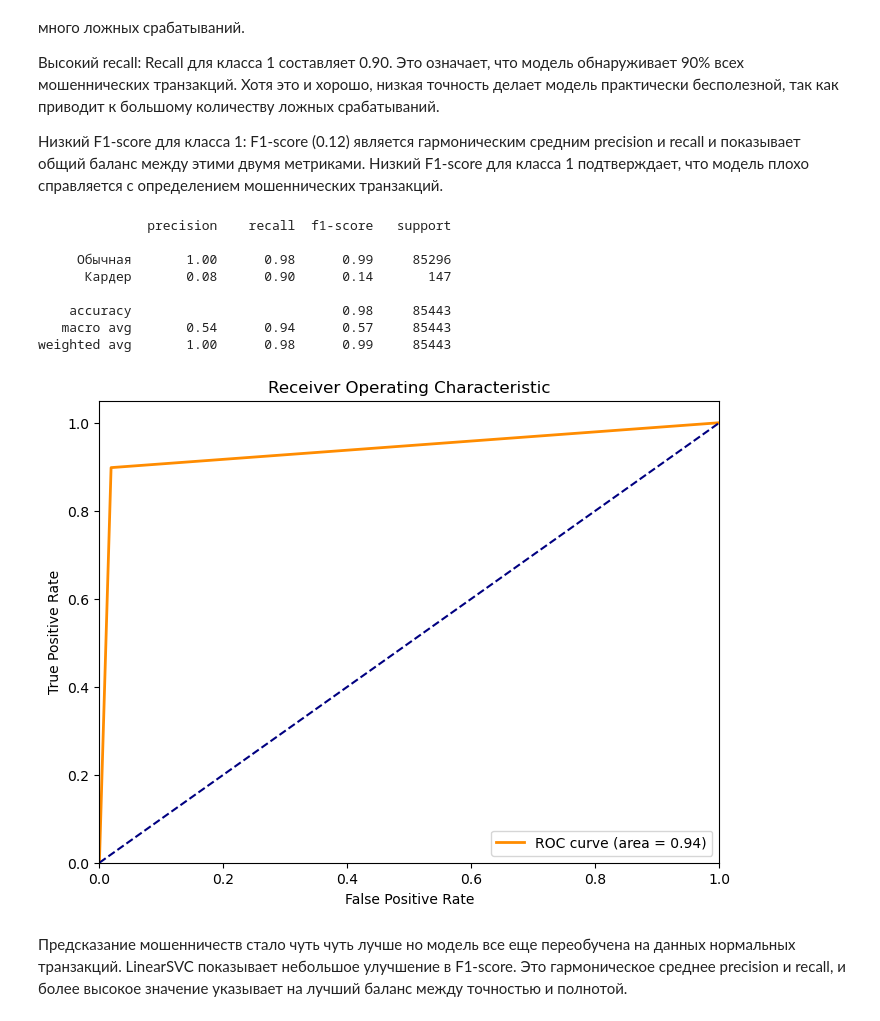
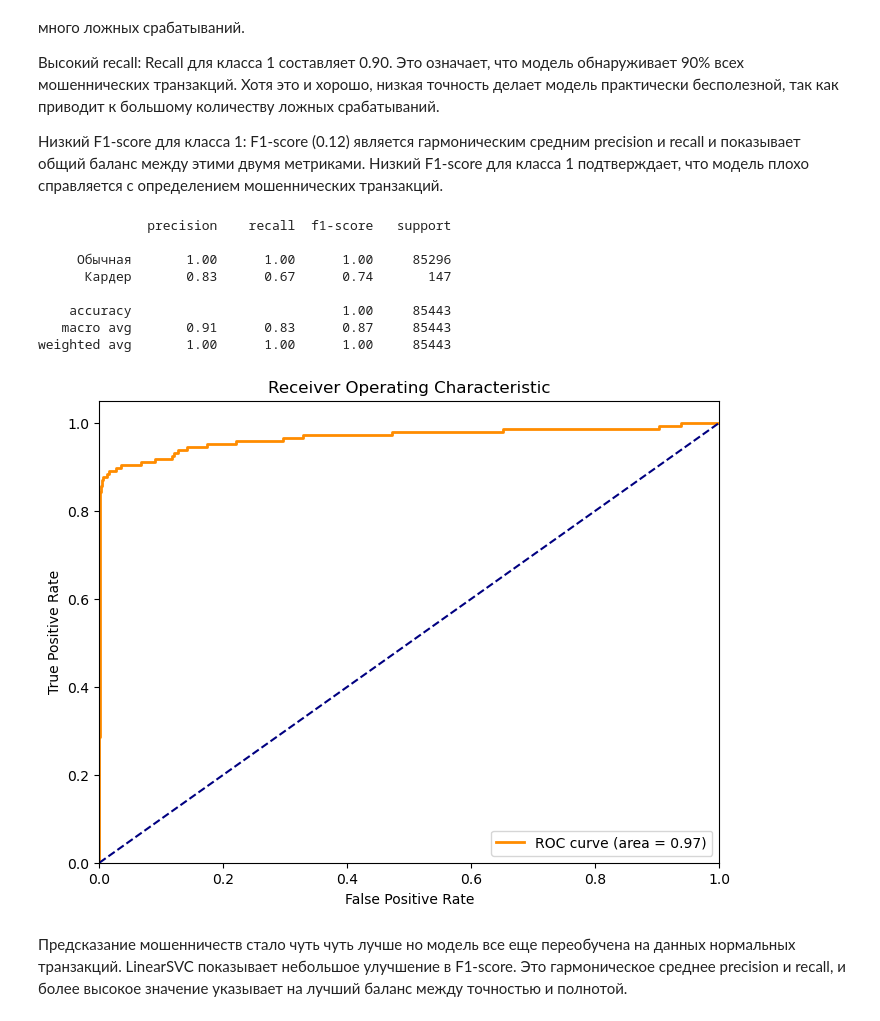
Before and after one commit to Aliteya/Data-analysis, a Jupyter notebook: Stage_2/carder.ipynb, the cells around one changed output. Drawn from its saved outputs; the diff is of its cells as text; code cells hidden in the pictures.

```diff
--- a/Stage_2/carder.ipynb
+++ b/Stage_2/carder.ipynb
@@ -90,42 +96,47 @@ weighted avg       1.00      0.98      0.99     85443
 # %%
 from sklearn.svm import LinearSVC
 from sklearn.metrics import classification_report, roc_auc_score, roc_curve
-from sklearn.model_selection import train_test_split
-from imblearn.over_sampling import SMOTE
+from sklearn.model_selection import train_test_split, GridSearchCV
+import matplotlib.pyplot as plt
+
+param_grid = {
+    'penalty': ['l1', 'l2'],
+    'C': [0.1, 1, 10, 100],
+    'max_iter': [10, 20, 50, 70, 100],
+}
 
 x_train, x_test, y_train, y_test = train_test_split(x, y, test_size=0.3 ,random_state=50)
 
-smote = SMOTE(random_state=42)
-x_train_resampled, y_train_resampled = smote.fit_resample(x_train, y_train)
+grid_search2 = GridSearchCV(LinearSVC(random_state=50), param_grid=param_grid, scoring='f1_macro', n_jobs=-1, cv=3)
+grid_search2.fit(x_train, y_train)
 
-model2 = LinearSVC(random_state=50)
-model2.fit(x_train_resampled, y_train_resampled)
+best_model2 = grid_search2.best_estimator_
+y_pred = best_model2.predict(x_test)
 
-y_pred = model2.predict(x_test)
 print(classification_report(y_test, y_pred, target_names=['Обычная', 'Кардер']))
 
-fpr, tpr, _ = roc_curve(y_test,  y_pred)
-auc = roc_auc_score(y_test, y_pred)
+fpr, tpr, _ = roc_curve(y_test,  best_model2.decision_function(x_test))
+auc = roc_auc_score(y_test, best_model2.decision_function(x_test))
 plt.figure(figsize=(8, 6))
 plt.plot(fpr, tpr, color='darkorange', lw=2, label='ROC curve (area = %0.2f)' % auc)
 plt.plot([0, 1], [0, 1], color='navy', linestyle='--')
 plt.xlim([0.0, 1.0])
 plt.ylim([0.0, 1.05])
 plt.xlabel('False Positive Rate')
 plt.ylabel('True Positive Rate')
 plt.title('Receiver Operating Characteristic')
 plt.legend(loc="lower right")
 plt.show()
 # %% [output]
               precision    recall  f1-score   support
 
-     Обычная       1.00      0.98      0.99     85296
-      Кардер       0.08      0.90      0.14       147
+     Обычная       1.00      1.00      1.00     85296
+      Кардер       0.83      0.67      0.74       147
 
-    accuracy                           0.98     85443
-   macro avg       0.54      0.94      0.57     85443
-weighted avg       1.00      0.98      0.99     85443
+    accuracy                           1.00     85443
+   macro avg       0.91      0.83      0.87     85443
+weighted avg       1.00      1.00      1.00     85443
-[figure, old version]
+[figure, new version]
 # %% [markdown]
 Предсказание мошенничеств стало чуть чуть лучше но модель все еще переобучена на данных нормальных транзакций.
 LinearSVC показывает небольшое улучшение в F1-score. Это гармоническое среднее precision и recall, и более высокое значение указывает на лучший баланс между точностью и полнотой.
```
Also changed, not shown: parts of 12 cells of this notebook, 1 other file.
